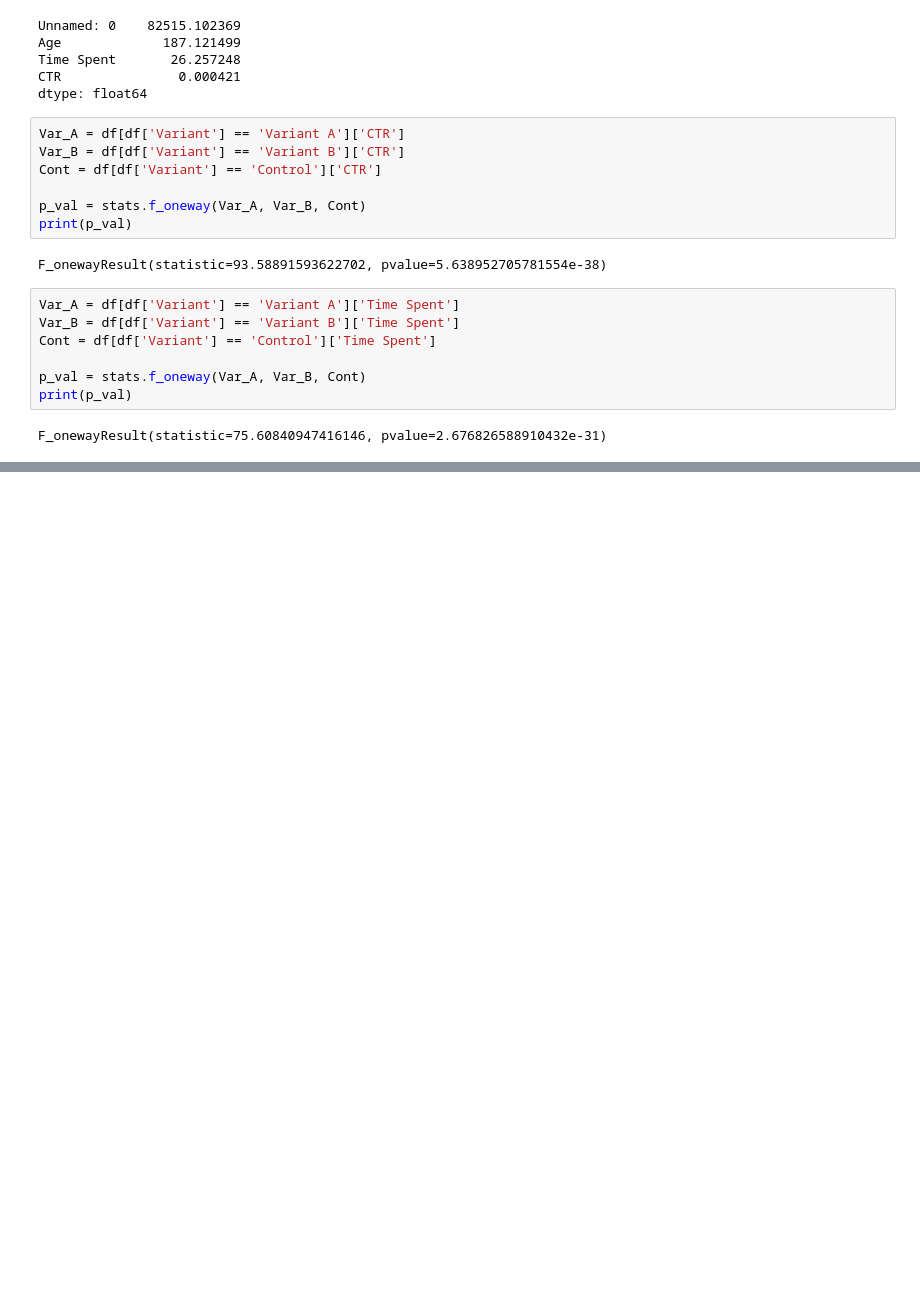
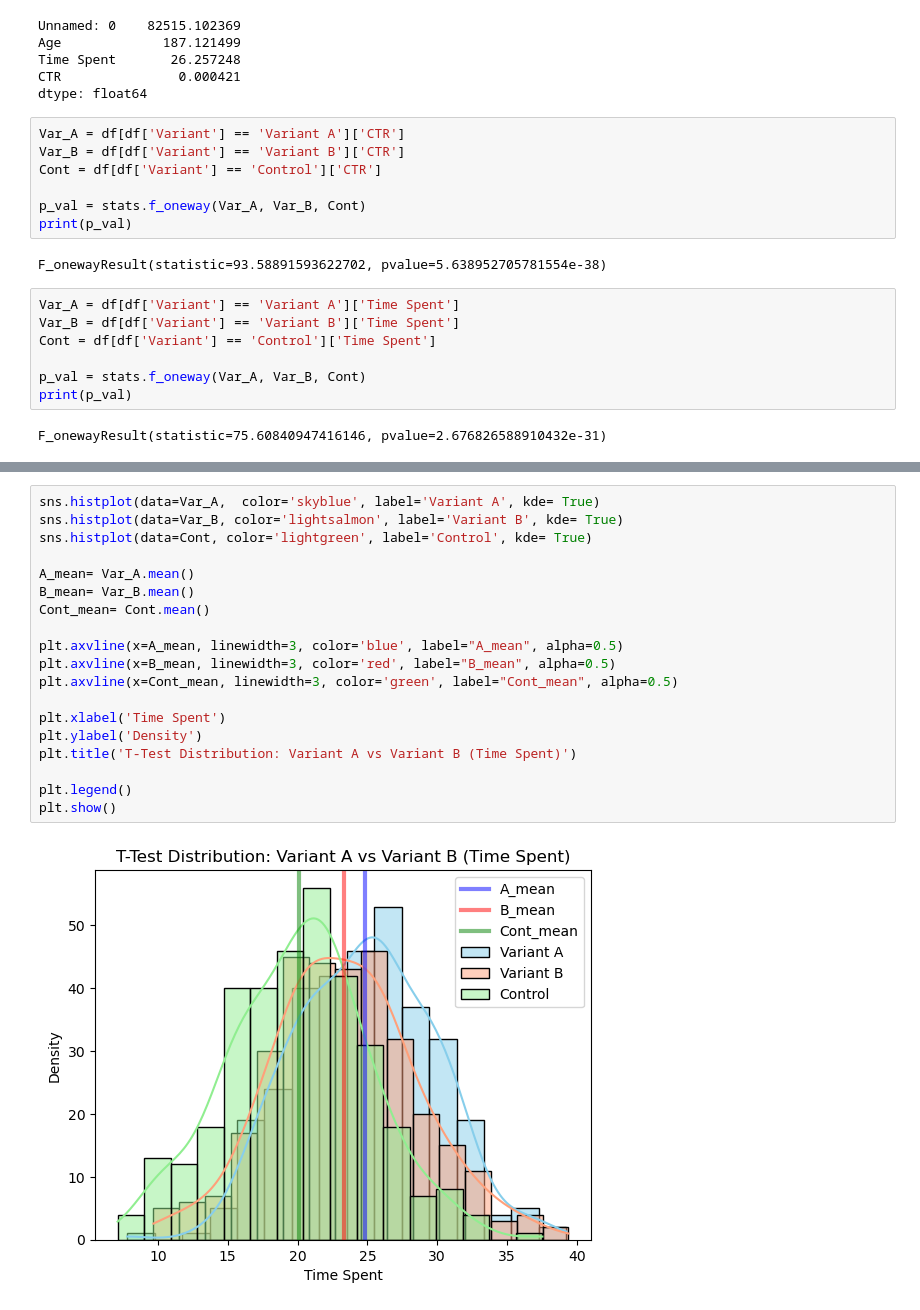
Before and after one commit to ajkam/schulich_data_science, a Jupyter notebook: Assignment 2/Assignment 2 v1.ipynb, the cells around one changed output, grey strips where cells are left out. Cells and saved outputs as stored; diff of their text form; blank space fills up the shorter version.

```diff
--- a/Assignment 2/Assignment 2 v1.ipynb
+++ b/Assignment 2/Assignment 2 v1.ipynb
@@ -516,0 +575,21 @@ F_onewayResult(statistic=75.60840947416146, pvalue=2.676826588910432e-31)
+# %%
+sns.histplot(data=Var_A,  color='skyblue', label='Variant A', kde= True)
+sns.histplot(data=Var_B, color='lightsalmon', label='Variant B', kde= True)
+sns.histplot(data=Cont, color='lightgreen', label='Control', kde= True)
+
+A_mean= Var_A.mean()
+B_mean= Var_B.mean()
+Cont_mean= Cont.mean()
+
+plt.axvline(x=A_mean, linewidth=3, color='blue', label="A_mean", alpha=0.5)
+plt.axvline(x=B_mean, linewidth=3, color='red', label="B_mean", alpha=0.5)
+plt.axvline(x=Cont_mean, linewidth=3, color='green', label="Cont_mean", alpha=0.5)
+
+plt.xlabel('Time Spent')
+plt.ylabel('Density')
+plt.title('T-Test Distribution: Variant A vs Variant B (Time Spent)')
+
+plt.legend()
+plt.show()
+# %% [output]
+[figure, added]
```
Also changed, not shown: parts of 4 cells of this notebook.
